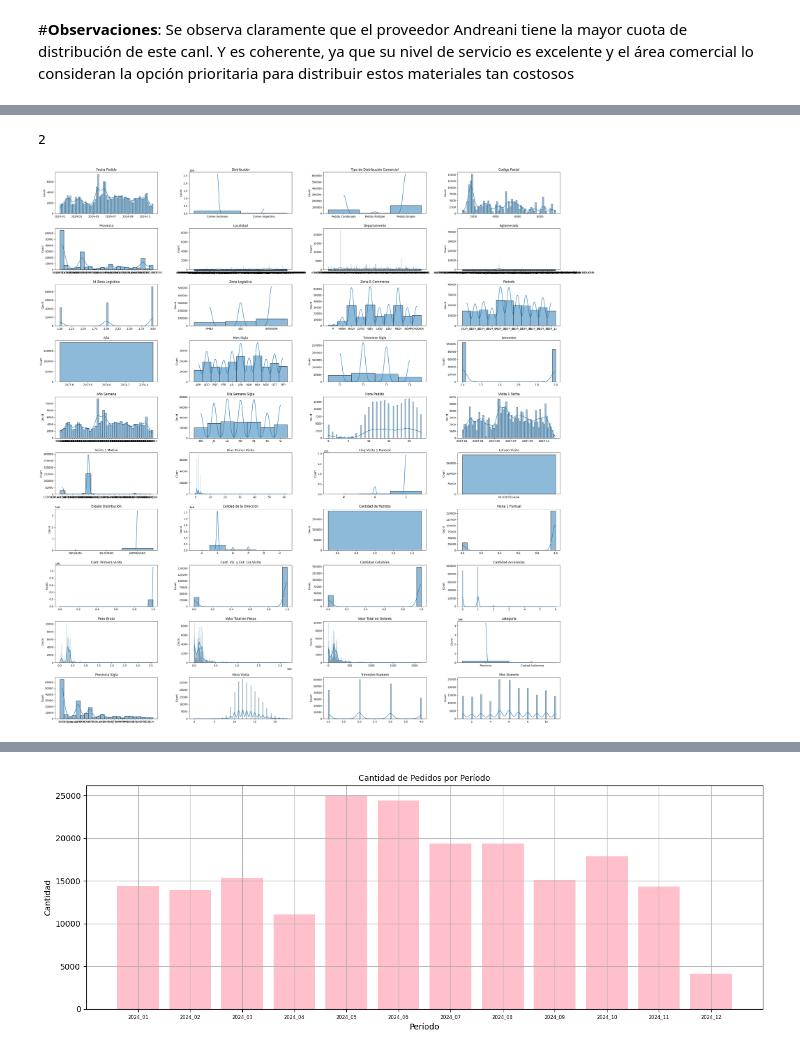
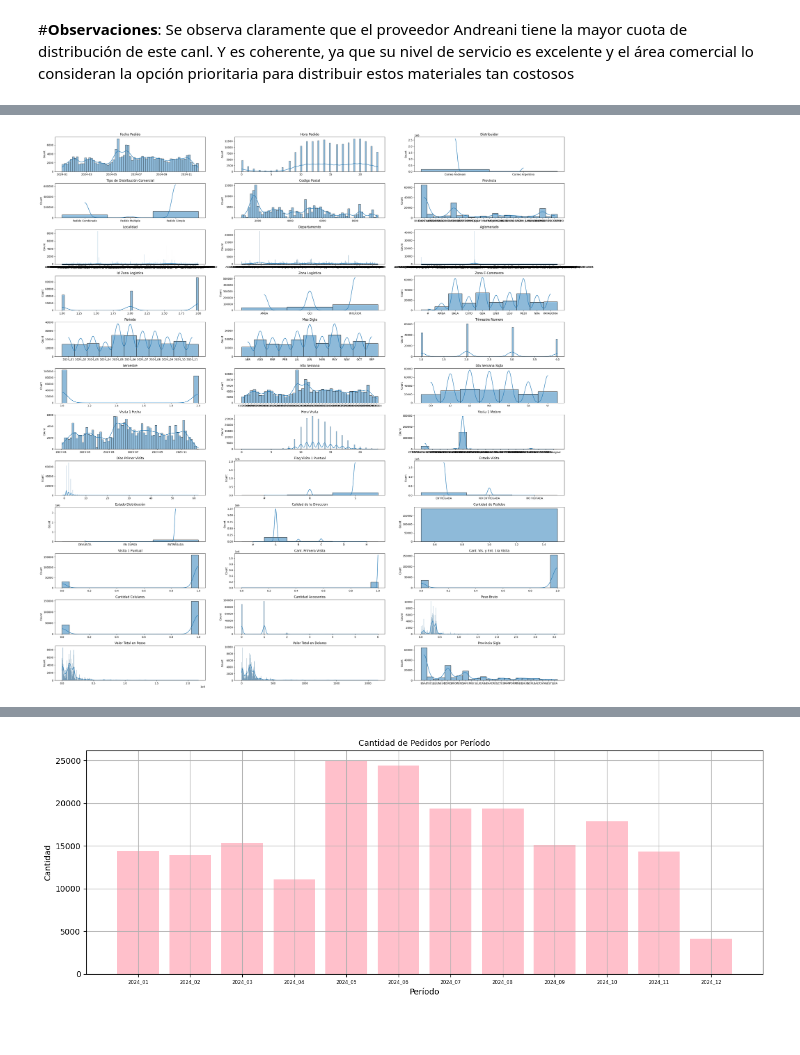
Before and after one commit to Leonardo-rodcas/Proyecto-DS-61190-E-Commerce, a Jupyter notebook: ProyectoDS_Rodriguez_Castillo_Leonardo.ipynb, the cells around one changed output, grey strips where cells are left out. Drawn from its saved outputs; the diff is of its cells as text; code cells hidden in the pictures.

```diff
--- a/ProyectoDS_Rodriguez_Castillo_Leonardo.ipynb
+++ b/ProyectoDS_Rodriguez_Castillo_Leonardo.ipynb
@@ -463,6 +463,7 @@ df[['Entrega','Hora Visita']]
 df = df.drop(['Canal', 'Subcanal', 'Centro', 'Centro Sigla', 'Centro Tipo', 'Puesto de Expedicion', 'Visita 1 Trackeo', 'Visita 1 Transporte', 'Días contrato primera visita'], axis=1)
 df = df.drop(['Cantidad Tarjetas SIMs', 'Cantidad Accesorios IOT', 'nombre', 'nombre_completo', 'fuente', 'iso_id', 'iso_nombre'], axis=1)
 df = df.drop(['Latitud Provincia', 'Longitud Provincia', 'Latitud Departamento', 'Longitud Departamento', 'Latitud Localidad', 'Longitud Localidad'], axis=1)
+df = df.drop(['centroide', 'categoria'], axis=1)
 # %%
 #Obtenemos meta información de la estructura del DataFrame
 df.shape
@@ -777,31 +758,26 @@ variables
-# %%
-print(2 % 4)
-# %% [output]
-2
 # %%
 variables = [
-    'Fecha Pedido', 'Distribuidor', 'Tipo de Distribución Comercial', 'Codigo Postal',
-    'Provincia', 'Localidad', 'Departamento', 'Aglomerado',
-    'Id Zona Logistica', 'Zona Logistica', 'Zona E-Commerce', 'Periodo',
-    'Año', 'Mes Sigla', 'Trimestre Sigla', 'Semestre',
-    'Año Semana', 'Dia Semana Sigla', 'Hora Pedido', 'Visita 1 Fecha',
+    'Fecha Pedido', 'Hora Pedido','Distribuidor', 'Tipo de Distribución Comercial',
+    'Codigo Postal', 'Provincia', 'Localidad', 'Departamento',
+    'Aglomerado', 'Id Zona Logistica', 'Zona Logistica', 'Zona E-Commerce',
+    'Periodo', 'Mes Sigla', 'Trimestre Numero', 'Semestre',
+    'Año Semana', 'Dia Semana Sigla', 'Visita 1 Fecha', 'Hora Visita',
     'Visita 1 Motivo', 'Dias Primer Visita', 'Flag Visita 1 Puntual', 'Estado Visita',
     'Estado Distribución', 'Calidad de la Direccion', 'Cantidad de Pedidos', 'Visita 1 Puntual',
     'Cant. Primera Visita', 'Cant. Vis. y Ent. 1ra Visita', 'Cantidad Celulares', 'Cantidad Accesorios',
-    'Peso Bruto', 'Valor Total en Pesos', 'Valor Total en Dolares', 'categoria',
-    'Provincia Sigla', 'Hora Visita', 'Trimestre Numero', 'Mes Numero'
+    'Peso Bruto', 'Valor Total en Pesos', 'Valor Total en Dolares', 'Provincia Sigla'
     ]
-columns = 4
+columns = 3
 
 fig, axes = plt.subplots(len(variables) //columns, columns, figsize=(30,30))
 
 for current_idx, variable in enumerate(variables):
     i = current_idx // columns
     j = current_idx % columns
     sns.histplot(df[variable], ax=axes[i][j], kde=True)
     axes[i][j].set_title(variable)
     axes[i][j].set_xlabel("")
 
 plt.tight_layout()
 # %% [output]
-[figure, old version]
+[figure, new version]
```
Also changed, not shown: parts of 11 cells of this notebook.
